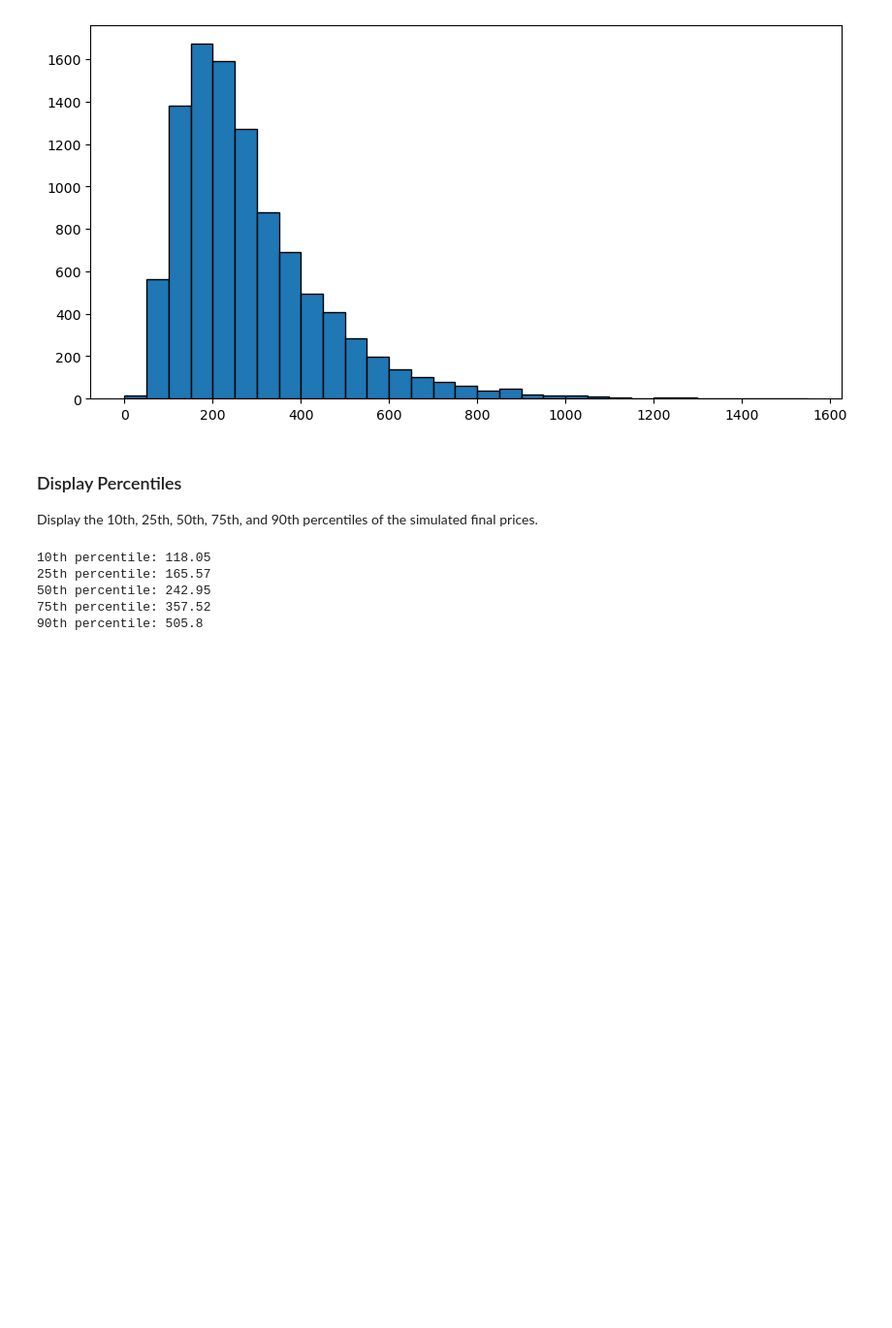
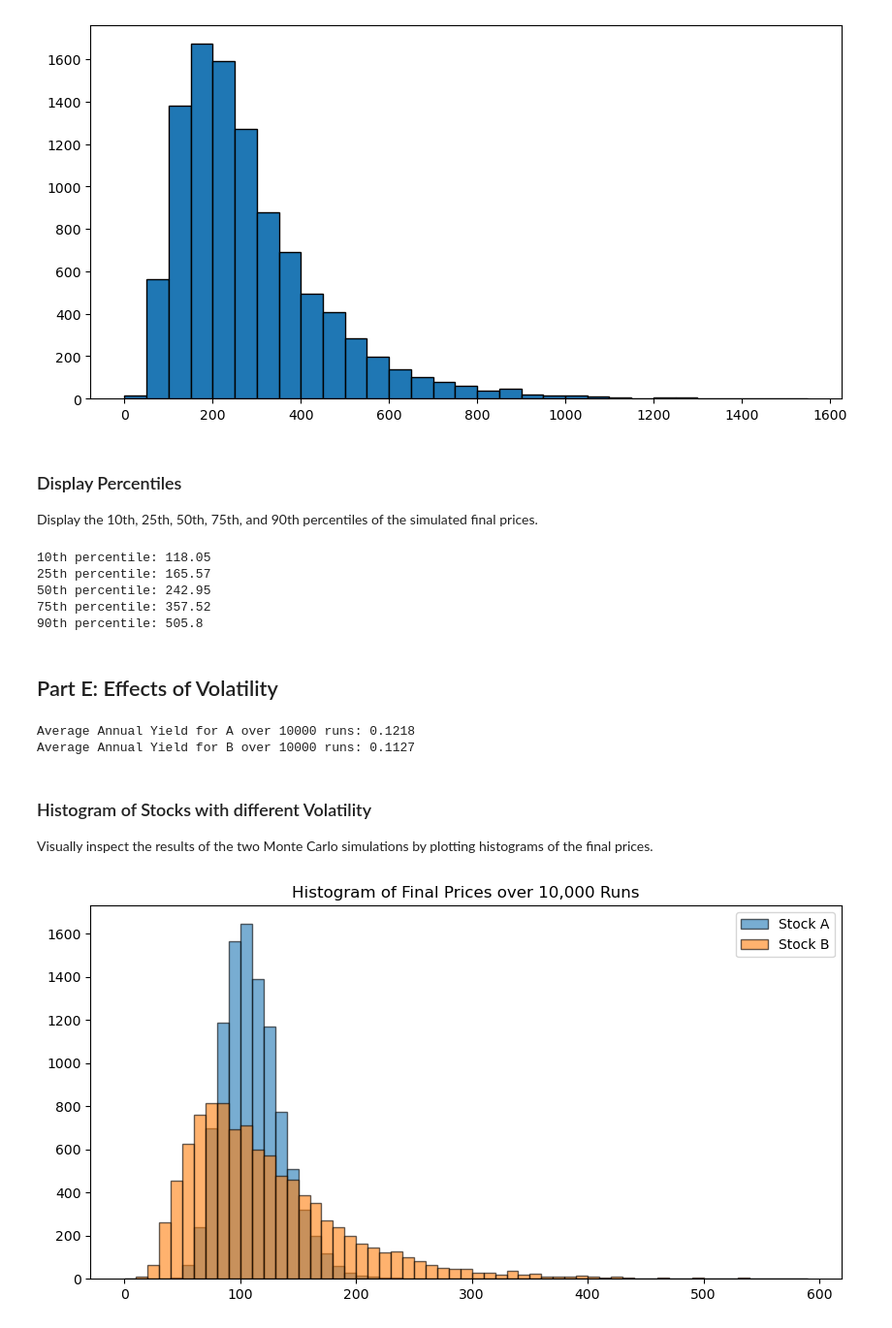
Before and after one commit to slylockfox/Maryville-DSCI-503-2, a Jupyter notebook: Project_02_Snyder.ipynb, the cells around one changed output. Shown at 97% size. Cells and saved outputs as stored; diff of their text form; code cells hidden in the pictures; blank space fills up the shorter version.

Commit message:
project 2 part E

```diff
--- a/Project_02_Snyder.ipynb
+++ b/Project_02_Snyder.ipynb
@@ -209,3 +210,45 @@ for th in [10, 25, 50, 75, 90]:
 50th percentile: 242.95
 75th percentile: 357.52
 90th percentile: 505.8
+# %% [markdown]
+## Part E: Effects of Volatility
+# %%
+# Set a seed of 1
+np.random.seed(1)
+
+# run Monte Carlo simulations for two stocks (Stock A and Stock B), each with 10,000 runs lasting
+# over a period of 150 days. Both stocks being simulated have a current price of 100, and an expected annual yield of 12%.
+# However, the Stock A has a volatility of 0.3, and Stock B has a volatility of 0.7.
+final_price = {}
+annual_yield = {}
+avg_annual_yield = {}
+final_price['A'], annual_yield['A'] = monte_carlo(start=100, rate=0.12, vol=0.3, days=150, num_runs=10000)
+final_price['B'], annual_yield['B'] = monte_carlo(start=100, rate=0.12, vol=0.7, days=150, num_runs=10000)
+
+# Calculate the average of the simulated annual yields for each stock, rounded to four decimal places.
+avg_annual_yield['A'] = round(np.mean(annual_yield['A']), 4)
+avg_annual_yield['B'] = round(np.mean(annual_yield['B']), 4)
+
+# Print the results in the following format
+print (f'Average Annual Yield for A over 10000 runs: {avg_annual_yield['A']}')
+print (f'Average Annual Yield for B over 10000 runs: {avg_annual_yield['B']}')
+# %% [output]
+Average Annual Yield for A over 10000 runs: 0.1218
+Average Annual Yield for B over 10000 runs: 0.1127
+# %% [markdown]
+### Histogram of Stocks with different Volatility
+Visually inspect the results of the two Monte Carlo simulations by plotting histograms of the final prices.
+# %%
+# Use plt.hist to create a figure with two histograms on the same axes. Each histogram should display the distribution of
+# final prices for each stock over the 10,000 simulated runs in one of the two Monte Carlo simulations. Set a figure size of
+# [10,5]. Set an alpha level of 0.6 and use np.arange(0,600, 10) for the bins in each plot. Set the edgecolor to black.
+plt.figure(figsize=[10,5])
+plt.hist(final_price['A'], edgecolor='black', alpha=0.6, bins=np.arange(0, 600, 10), label='Stock A')
+plt.hist(final_price['B'], edgecolor='black', alpha=0.6, bins=np.arange(0, 600, 10), label='Stock B')
+
+# Display a legend indicating which histogram is for which stock. Finally, set the title of the figure
+plt.legend()
+plt.title('Histogram of Final Prices over 10,000 Runs')
+plt.show()
+# %% [output]
+[figure, added]
```
Also changed, not shown: parts of 1 cell of this notebook.
